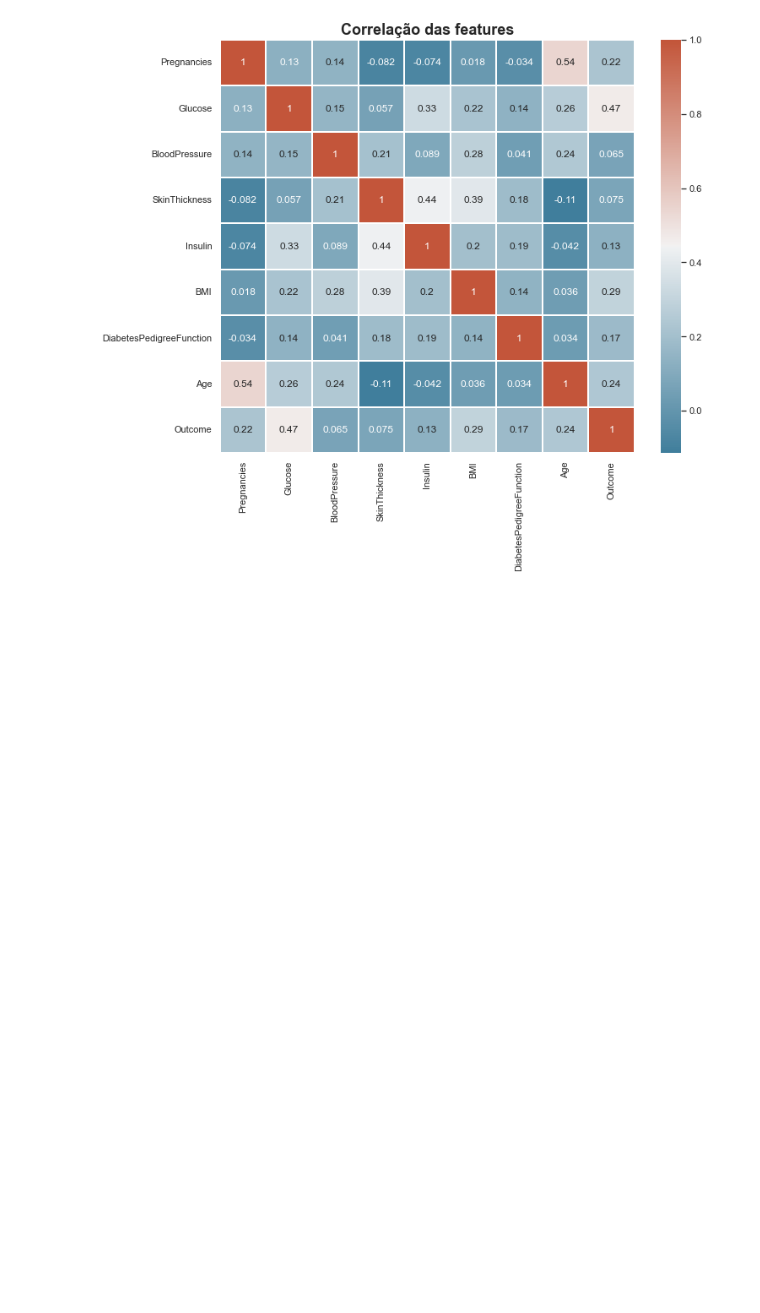
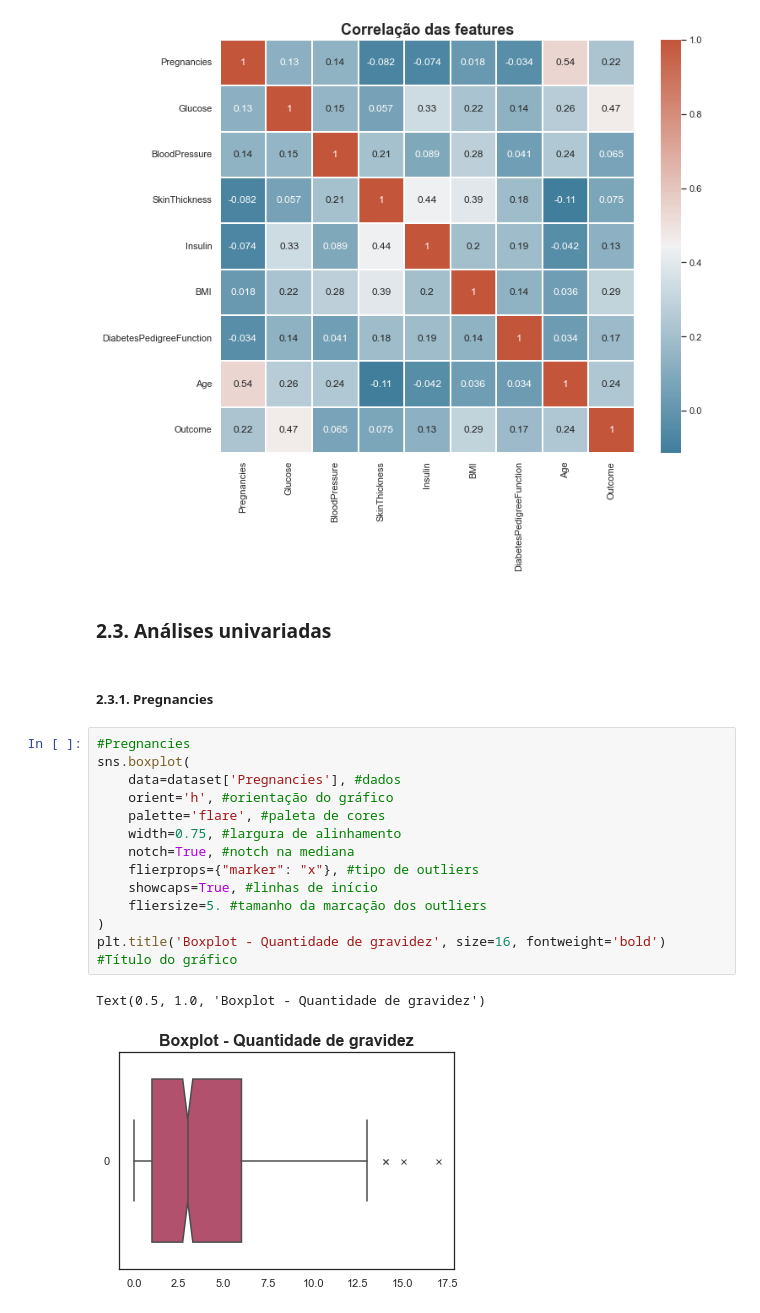
Before and after one commit to DieggoHenrique/Analise_Preditiva_Avancada_Previsao_Diabete, a Jupyter notebook: previsao_diabetes_willy.ipynb, the cells around one changed output. Saved outputs shown, nothing was run; the diff lists cells and outputs as text; blank space fills up the shorter version.

Commit message:
análises

```diff
--- a/previsao_diabetes_willy.ipynb
+++ b/previsao_diabetes_willy.ipynb
@@ -104,3 +106,23 @@ plt.title('Correlação das features', size=18, fontweight='bold') #Título do g
 # %% [output]
 Text(0.5, 1.0, 'Correlação das features')
 [figure]
+# %% [markdown]
+<h3> 2.3. Análises univariadas</h3>
+# %% [markdown]
+<h5>2.3.1. Pregnancies</h5>
+# %%
+#Pregnancies
+sns.boxplot(
+    data=dataset['Pregnancies'], #dados
+    orient='h', #orientação do gráfico
+    palette='flare', #paleta de cores
+    width=0.75, #largura de alinhamento
+    notch=True, #notch na mediana
+    flierprops={"marker": "x"}, #tipo de outliers
+    showcaps=True, #linhas de início
+    fliersize=5. #tamanho da marcação dos outliers
+)
+plt.title('Boxplot - Quantidade de gravidez', size=16, fontweight='bold') #Título do gráfico
+# %% [output]
+Text(0.5, 1.0, 'Boxplot - Quantidade de gravidez')
+[figure, added]
```
Also changed, not shown: parts of 25 cells of this notebook.
